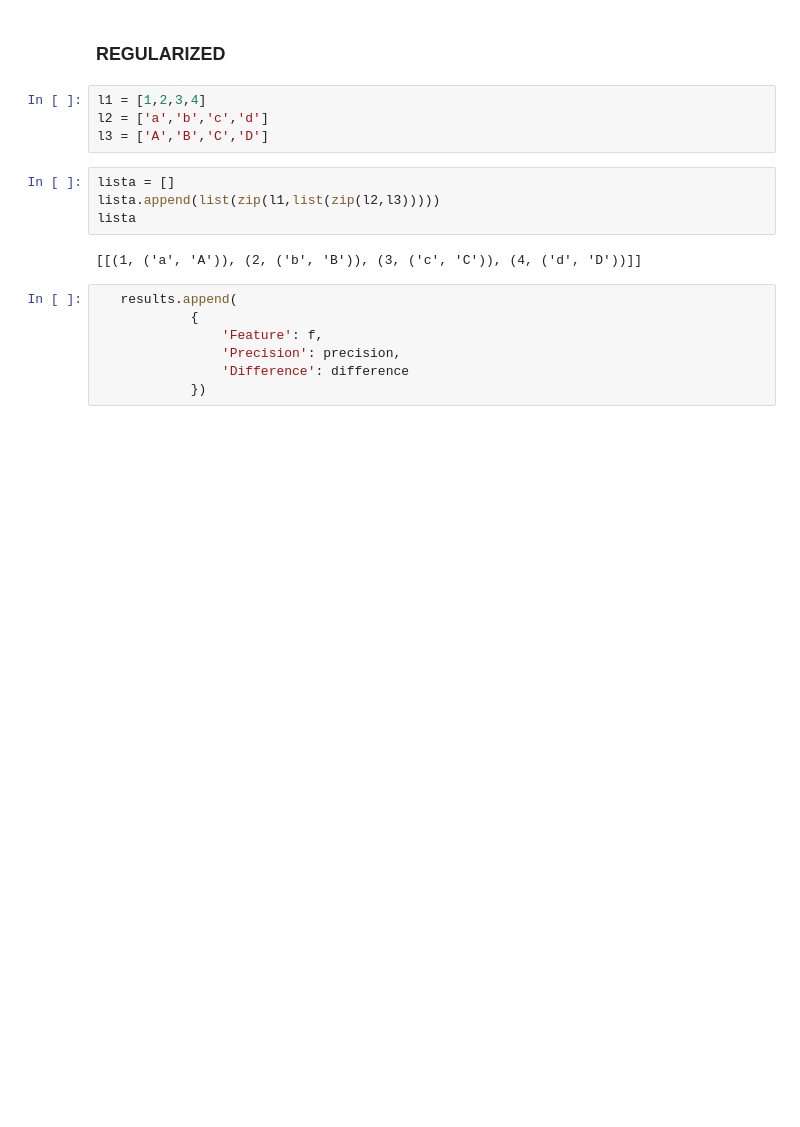
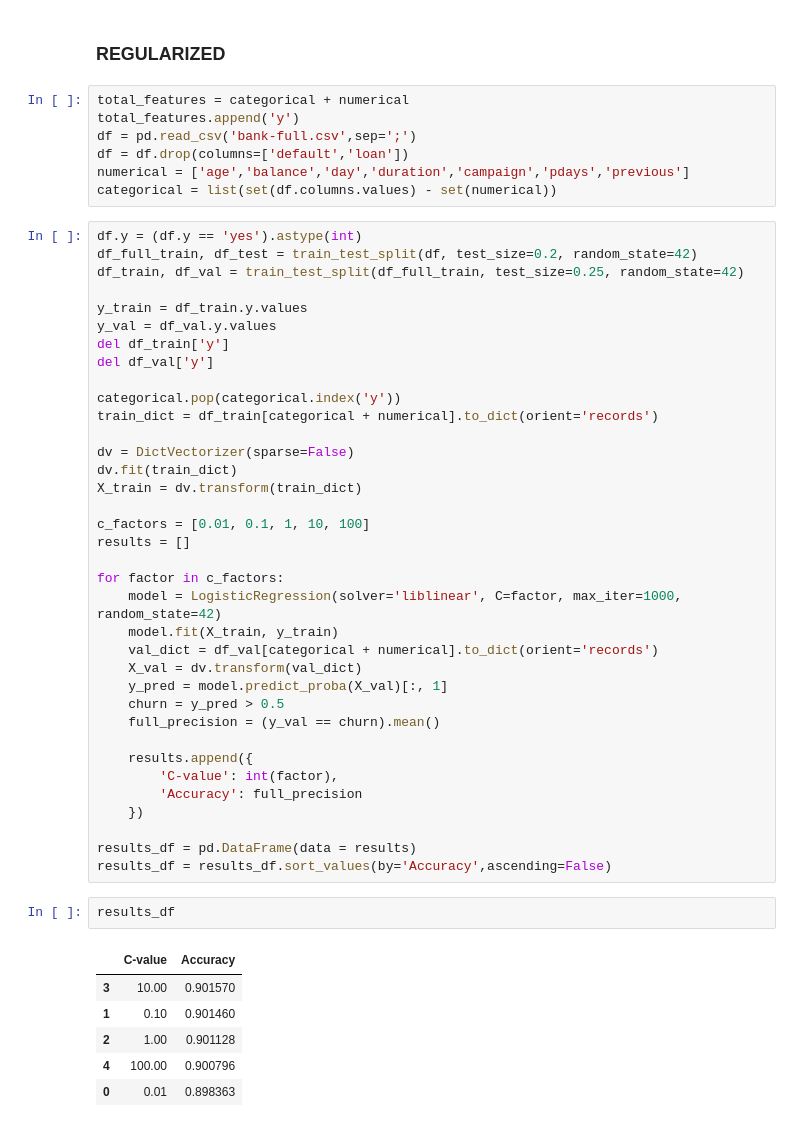
Before and after one commit to micdist/data_talk, a Jupyter notebook: dt_homework3.ipynb, the cells around one changed output. Saved outputs shown, nothing was run; the diff lists cells and outputs as text; blank space fills up the shorter version.

```diff
--- a/dt_homework3.ipynb
+++ b/dt_homework3.ipynb
@@ -253,19 +244,54 @@ a = dict(zip(feature_list,feature_precision))
 # %% [markdown]
 ### REGULARIZED
-# %%
-l1 = [1,2,3,4]
-l2 = ['a','b','c','d']
-l3 = ['A','B','C','D']
-# %%
-lista = []
-lista.append(list(zip(l1,list(zip(l2,l3)))))
-lista
-# %% [output]
-[[(1, ('a', 'A')), (2, ('b', 'B')), (3, ('c', 'C')), (4, ('d', 'D'))]]
-# %%
-   results.append(
-            {
-                'Feature': f,
-                'Precision': precision,
-                'Difference': difference
-            })
+# %%
+total_features = categorical + numerical
+total_features.append('y')
+df = pd.read_csv('bank-full.csv',sep=';')
+df = df.drop(columns=['default','loan'])
+numerical = ['age','balance','day','duration','campaign','pdays','previous']
+categorical = list(set(df.columns.values) - set(numerical))
+# %%
+df.y = (df.y == 'yes').astype(int)
+df_full_train, df_test = train_test_split(df, test_size=0.2, random_state=42)
+df_train, df_val = train_test_split(df_full_train, test_size=0.25, random_state=42)
+
+y_train = df_train.y.values
+y_val = df_val.y.values
+del df_train['y']
+del df_val['y']
+
+categorical.pop(categorical.index('y'))
+train_dict = df_train[categorical + numerical].to_dict(orient='records')
+
+dv = DictVectorizer(sparse=False)
+dv.fit(train_dict)
+X_train = dv.transform(train_dict)
+
+c_factors = [0.01, 0.1, 1, 10, 100]
+results = []
+
+for factor in c_factors:
+    model = LogisticRegression(solver='liblinear', C=factor, max_iter=1000, random_state=42)
+    model.fit(X_train, y_train)
+    val_dict = df_val[categorical + numerical].to_dict(orient='records')
+    X_val = dv.transform(val_dict)
+    y_pred = model.predict_proba(X_val)[:, 1]
+    churn = y_pred > 0.5
+    full_precision = (y_val == churn).mean()
+
+    results.append({
+        'C-value': int(factor),
+        'Accuracy': full_precision
+    })
+
+results_df = pd.DataFrame(data = results)
+results_df = results_df.sort_values(by='Accuracy',ascending=False)
+# %%
+results_df
+# %% [output]
+|  | C-value | Accuracy |
+| 3 | 10.00 | 0.901570 |
+| 1 | 0.10 | 0.901460 |
+| 2 | 1.00 | 0.901128 |
+| 4 | 100.00 | 0.900796 |
+| 0 | 0.01 | 0.898363 |
```
Also changed, not shown: parts of 3 cells of this notebook.
